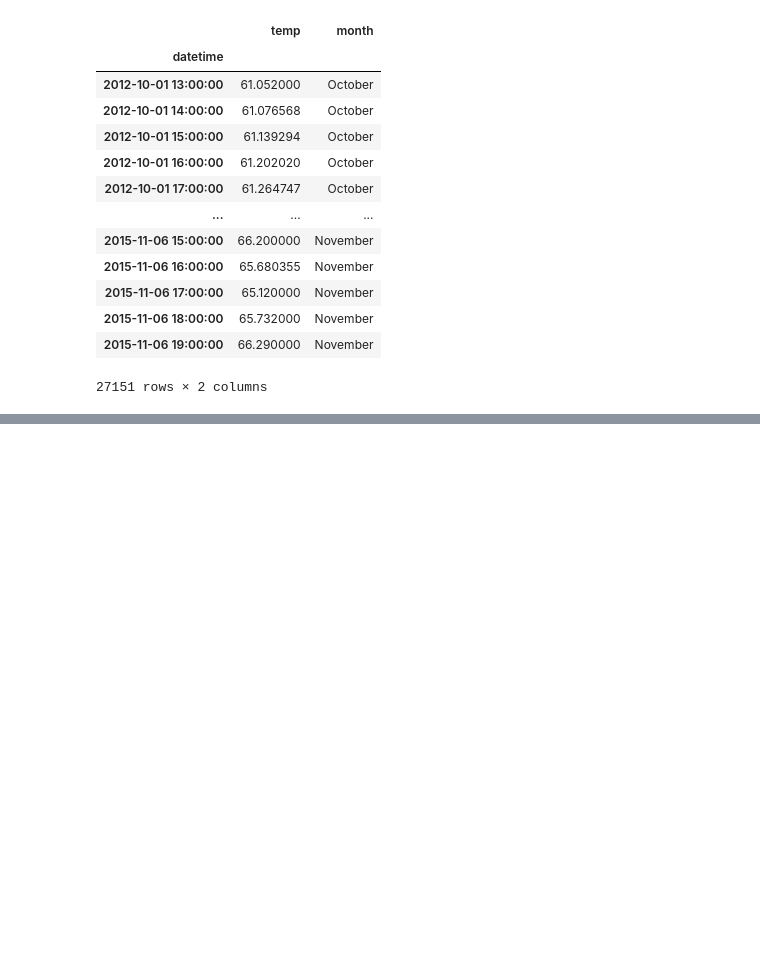
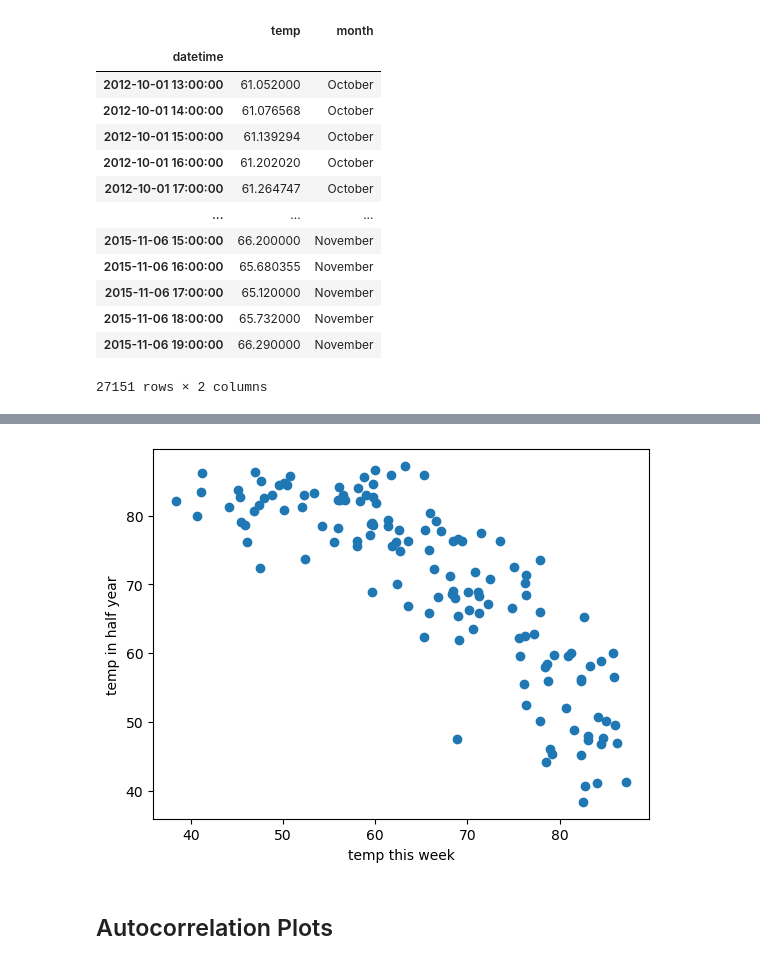
Before and after one commit to nicolas-angarita/time-series-exercises, a Jupyter notebook: time_series_explore_lesson.ipynb, the cells around one changed output, grey strips where cells are left out. Saved outputs shown, nothing was run; the diff lists cells and outputs as text; code cells hidden in the pictures; blank space fills up the shorter version.

```diff
--- a/time_series_explore_lesson.ipynb
+++ b/time_series_explore_lesson.ipynb
@@ -174,3 +174,7 @@ train
 | 2015-11-06 18:00:00 | 65.732000 | November |
 | 2015-11-06 19:00:00 | 66.290000 | November |
 27151 rows × 2 columns
+# %%
+week_mean['half_year'] = week_mean['temp'].shift(-26)
+
+week_mean.head()
@@ -176,0 +189,9 @@ train
+# %%
+plt.scatter(week_mean['temp'], week_mean['half_year'])
+plt.xlabel('temp this week')
+plt.ylabel('temp in half year')
+plt.show()
+# %% [output]
+[figure, added]
+# %% [markdown]
+## Autocorrelation Plots
```
Also changed, not shown: parts of 1 cell of this notebook.
